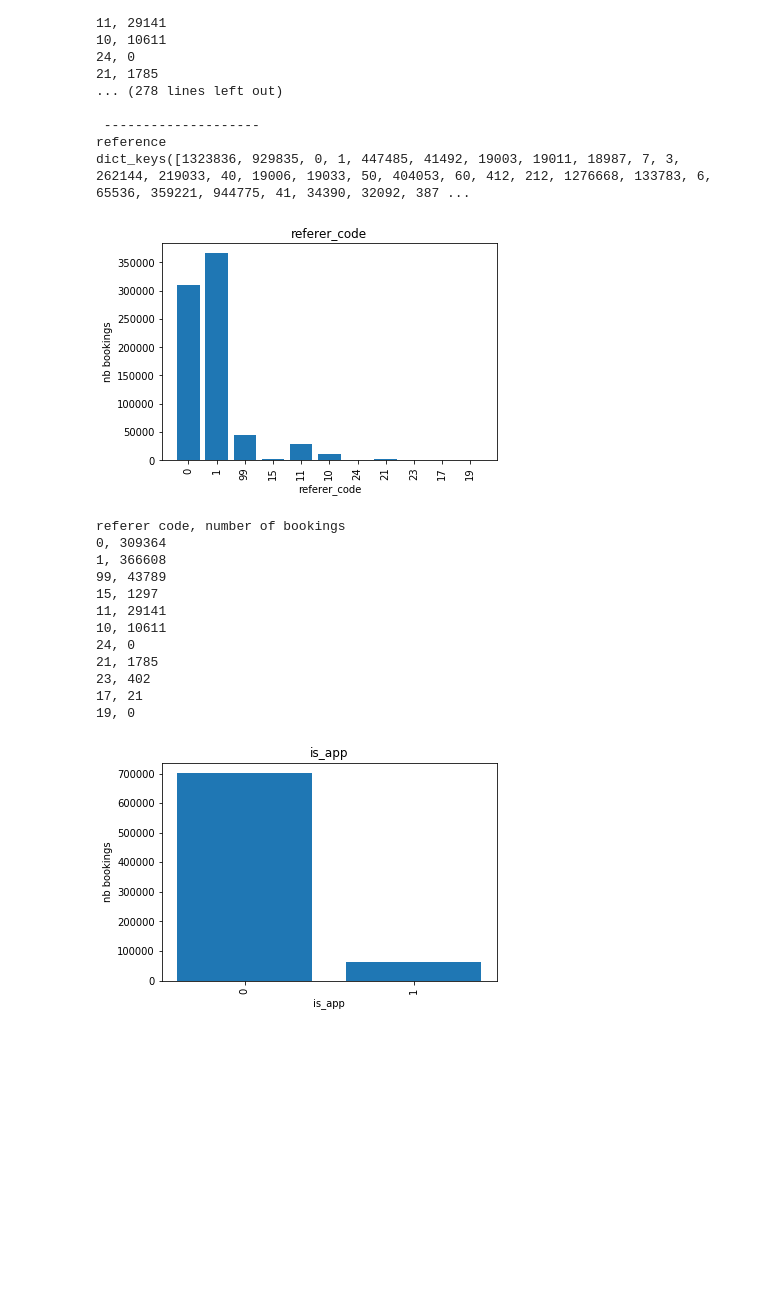
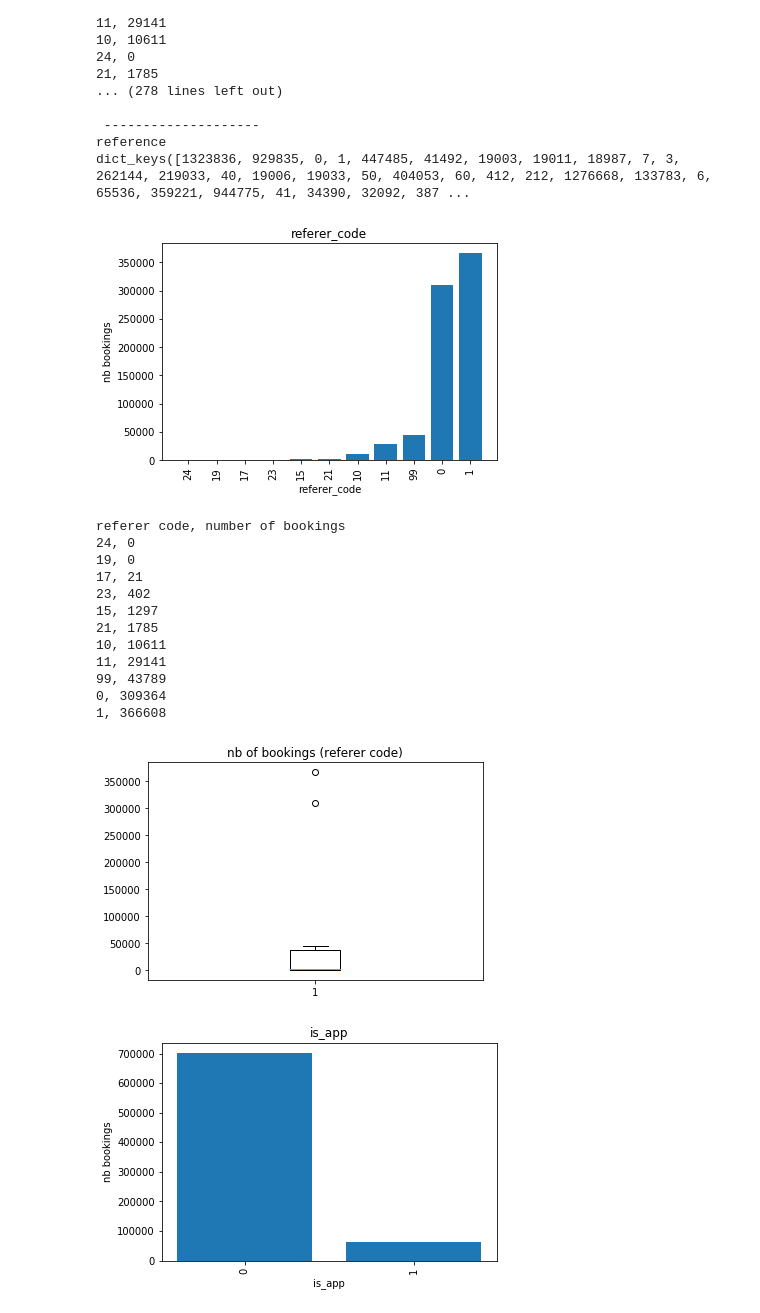
Before and after one commit to ck-unifr/booking-prediction, a Jupyter notebook: booking_prediction.ipynb, the cells around one changed output. Cells and saved outputs as stored; diff of their text form; code cells hidden in the pictures; blank space fills up the shorter version.

```diff
--- a/booking_prediction.ipynb
+++ b/booking_prediction.ipynb
@@ -601,7 +603,7 @@ def read_dict_from_csv(csv_path):
     result = {}
     for row in reader:
         key = row[0]
-        result[key] = row[1:][0]
+        result[key] = int(row[1:][0].strip())
     return result
 # %%
 # Although I find that 8062/23402 users in the target set can be found in the train set,
@@ -661,32 +663,39 @@ def plot_dict(data_dict, title, xlabel, ylabel):
 # %%
 # referer_code: Encoded category of the referer to the website
 
 # dict_referer_code, referer_code_list = get_nb_bookings_dict(train_user_df, 'referer_code')
-dict_referer_code = read_dict_from_csv('referer_code-nb_bookings.csv')
+dict_referer_code_nb_bookings = read_dict_from_csv('referer_code-nb_bookings.csv')
 
-plot_dict(dict_referer_code, 'referer_code', 'referer_code', 'nb bookings')
+dict_referer_code_nb_bookings = OrderedDict(sorted(dict_referer_code_nb_bookings.items(), key=lambda x: x[1]))
+
+plot_dict(dict_referer_code_nb_bookings, 'referer_code', 'referer_code', 'nb bookings')
 
 #plot_dict(dict_feature_nb_bookings['referer_code'], 'referer_code', 'referer_code', 'nb bookings')
 
 print('referer code, number of bookings')
 for key, value in dict_referer_code.items():
     print('{}, {}'.format(key, value))
 
+plt.boxplot(list(dict_referer_code_nb_bookings.values()))
+plt.title('nb of bookings (referer code)')
+plt.show()
+
 # Users with the referer code 1 have the largest number of bookings
 # Users with the referer code 24, 21 have no bookings.
 # %% [output]
-[figure, old version]
+[figure, new version]
 referer code, number of bookings
+24, 0
+19, 0
+17, 21
+23, 402
+15, 1297
+21, 1785
+10, 10611
+11, 29141
+99, 43789
 0, 309364
 1, 366608
-99, 43789
-15, 1297
-11, 29141
-10, 10611
-24, 0
-21, 1785
-23, 402
-17, 21
-19, 0
+[figure, added]
 # %%
 # is_app: If the session was made using the trivago app
```
Also changed, not shown: parts of 10 cells of this notebook.
